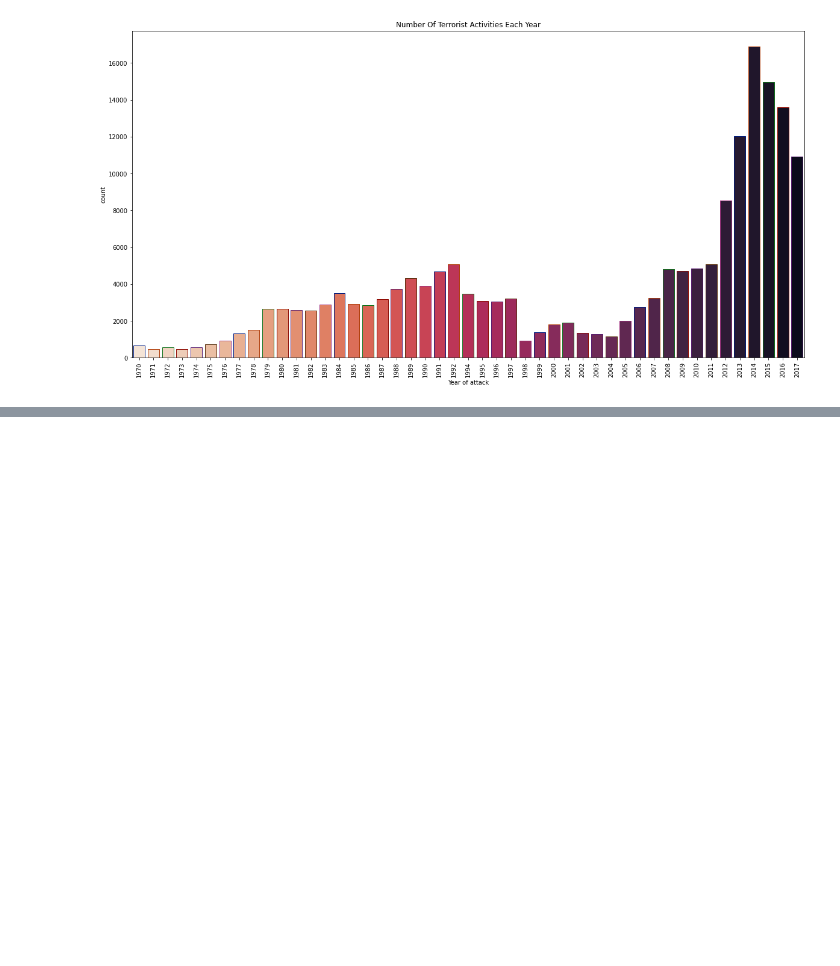
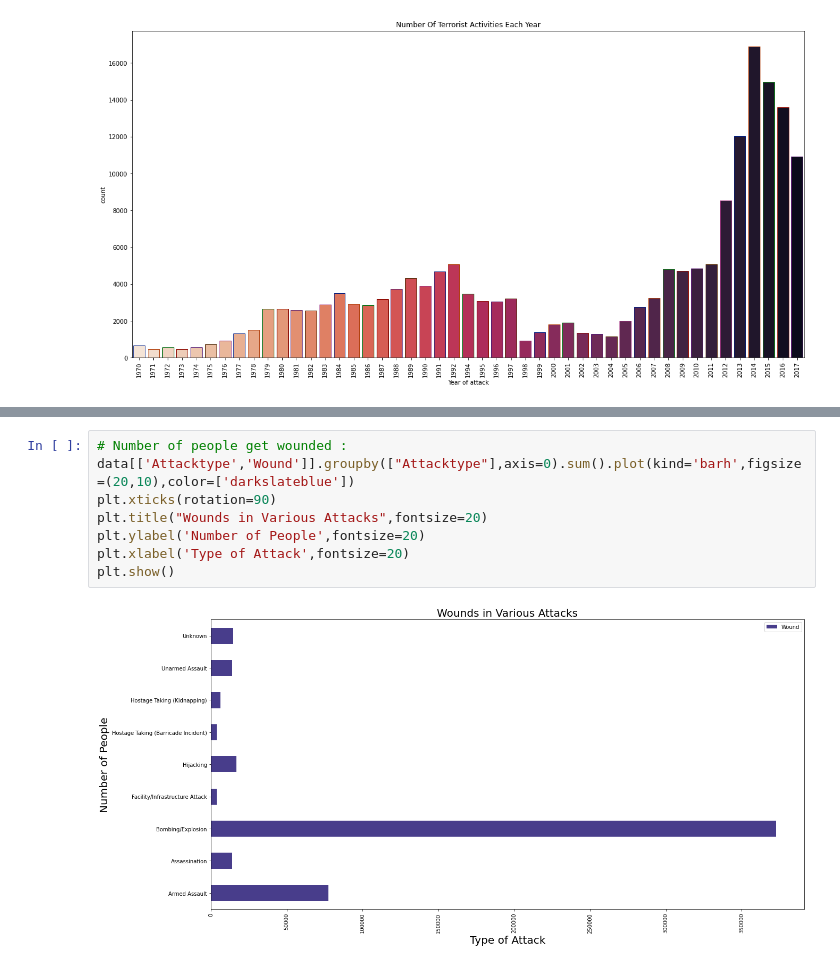
Before and after one commit to firaz-thakur/global-terrorism, a Jupyter notebook: Copy_of_Copy_of_Global_Terrorism_Analysis_Capstone_Project.ipynb, the cells around one changed output, grey strips where cells are left out. Saved outputs shown, nothing was run; the diff lists cells and outputs as text; blank space fills up the shorter version.

```diff
--- a/Copy_of_Copy_of_Global_Terrorism_Analysis_Capstone_Project.ipynb
+++ b/Copy_of_Copy_of_Global_Terrorism_Analysis_Capstone_Project.ipynb
@@ -291,0 +295,10 @@ This count values shows us there has been huge difference between iraq and other
+# %%
+# Number of people get wounded :
+data[['Attacktype','Wound']].groupby(["Attacktype"],axis=0).sum().plot(kind='barh',figsize=(20,10),color=['darkslateblue'])
+plt.xticks(rotation=90)
+plt.title("Wounds in Various Attacks",fontsize=20)
+plt.ylabel('Number of People',fontsize=20)
+plt.xlabel('Type of Attack',fontsize=20)
+plt.show()
+# %% [output]
+[figure, added]
```
Also changed, not shown: parts of 81 cells of this notebook.
